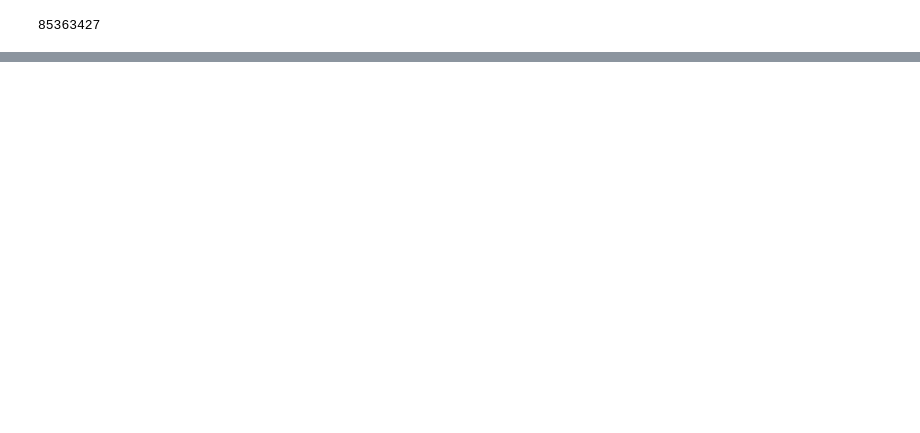
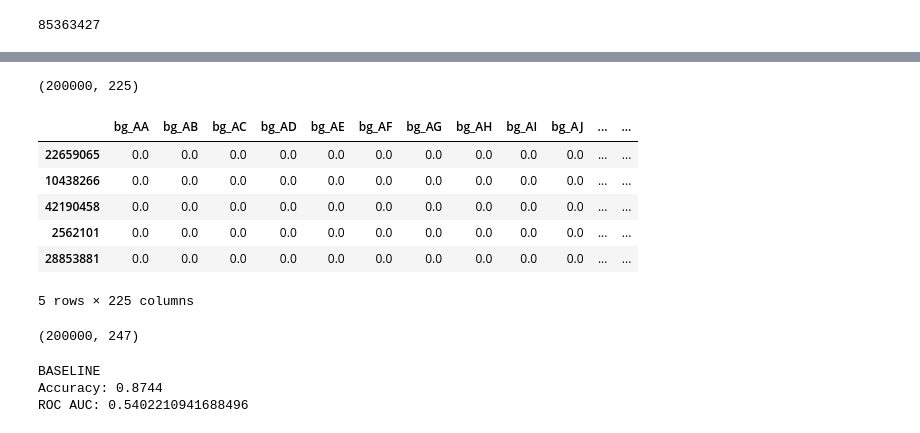
Before and after one commit to caocao0525/HERV, a Jupyter notebook: herv_all_data_handling.ipynb, the cells around one changed output, grey strips where cells are left out. Cells and saved outputs as stored; diff of their text form; code cells hidden in the pictures; blank space fills up the shorter version.

```diff
--- a/herv_all_data_handling.ipynb
+++ b/herv_all_data_handling.ipynb
@@ -381,0 +589,6 @@ len(df_features)
+# %%
+# Start with a manageable subset just to make sure the code works.
+# df_small = df_seq.sample(200000, random_state=42).copy()
+# print(df_small.shape)
+df_features_small = df_features.sample(200000, random_state=42).copy()
+df_seq_small = df_seq.loc[df_features_small.index].copy()
@@ -381,0 +604,17 @@ len(df_features)
+# %%
+from collections import Counter
+
+def bigram_freq_dict(seq, bigram_list):
+    if pd.isna(seq) or len(seq) < 2:
+        return {bg: 0.0 for bg in bigram_list}
+
+    bigrams = [seq[i:i+2] for i in range(len(seq) - 1)]
+    counts = Counter(bigrams)
+    total = len(bigrams)
+
+    return {bg: counts.get(bg, 0) / total for bg in bigram_list}
+# %%
+state_order = list("ABCDEFGHIJKLMNO")
+bigram_list = [a + b for a in state_order for b in state_order]
+print(len(bigram_list))
+print(bigram_list[:10])
@@ -381,0 +642,25 @@ len(df_features)
+# %%
+bigram_df = df_seq_small["state_seq_full_slice"].apply(
+    lambda s: pd.Series(bigram_freq_dict(s, bigram_list))
+)
+bigram_df.columns = [f"bg_{c}" for c in bigram_df.columns]
+# %%
+print(bigram_df.shape)
+bigram_df.tail()
+# %% [output]
+(200000, 225)
+|  | bg_AA | bg_AB | bg_AC | bg_AD | bg_AE | bg_AF | bg_AG | bg_AH | bg_AI | bg_AJ | ... | ... |
+| 22659065 | 0.0 | 0.0 | 0.0 | 0.0 | 0.0 | 0.0 | 0.0 | 0.0 | 0.0 | 0.0 | ... | ... |
+| 10438266 | 0.0 | 0.0 | 0.0 | 0.0 | 0.0 | 0.0 | 0.0 | 0.0 | 0.0 | 0.0 | ... | ... |
+| 42190458 | 0.0 | 0.0 | 0.0 | 0.0 | 0.0 | 0.0 | 0.0 | 0.0 | 0.0 | 0.0 | ... | ... |
+| 2562101 | 0.0 | 0.0 | 0.0 | 0.0 | 0.0 | 0.0 | 0.0 | 0.0 | 0.0 | 0.0 | ... | ... |
+| 28853881 | 0.0 | 0.0 | 0.0 | 0.0 | 0.0 | 0.0 | 0.0 | 0.0 | 0.0 | 0.0 | ... | ... |
+5 rows × 225 columns
+# %%
+X_bigram = pd.concat(
+    [X_base.reset_index(drop=True), bigram_df.reset_index(drop=True)],
+    axis=1
+)
+print(X_bigram.shape)
+# %% [output]
+(200000, 247)
@@ -381,0 +678,24 @@ len(df_features)
+# %%
+# Run baseline logistic regression:
+from sklearn.pipeline import Pipeline
+from sklearn.preprocessing import StandardScaler
+from sklearn.linear_model import LogisticRegression
+from sklearn.metrics import roc_auc_score, accuracy_score
+
+base_model = Pipeline([
+    ("scaler", StandardScaler()),
+    ("clf", LogisticRegression(max_iter=1000, solver="liblinear"))
+])
+
+base_model.fit(Xb_train, y_train)
+
+y_prob_base = base_model.predict_proba(Xb_test)[:, 1]
+y_pred_base = base_model.predict(Xb_test)
+
+print("BASELINE")
+print("Accuracy:", accuracy_score(y_test, y_pred_base))
+print("ROC AUC:", roc_auc_score(y_test, y_prob_base))
+# %% [output]
+BASELINE
+Accuracy: 0.8744
+ROC AUC: 0.5402210941688496
```
Also changed, not shown: parts of 21 cells of this notebook, 1 other file.
